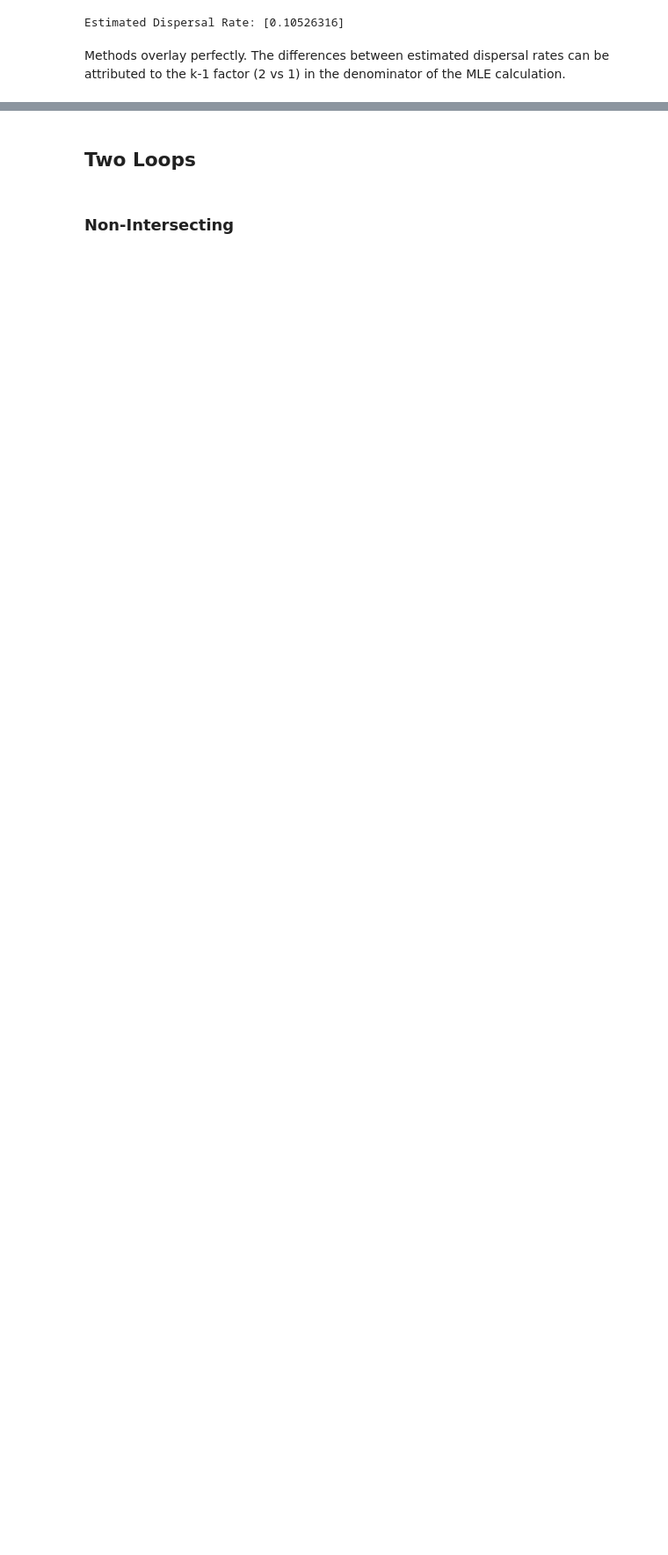
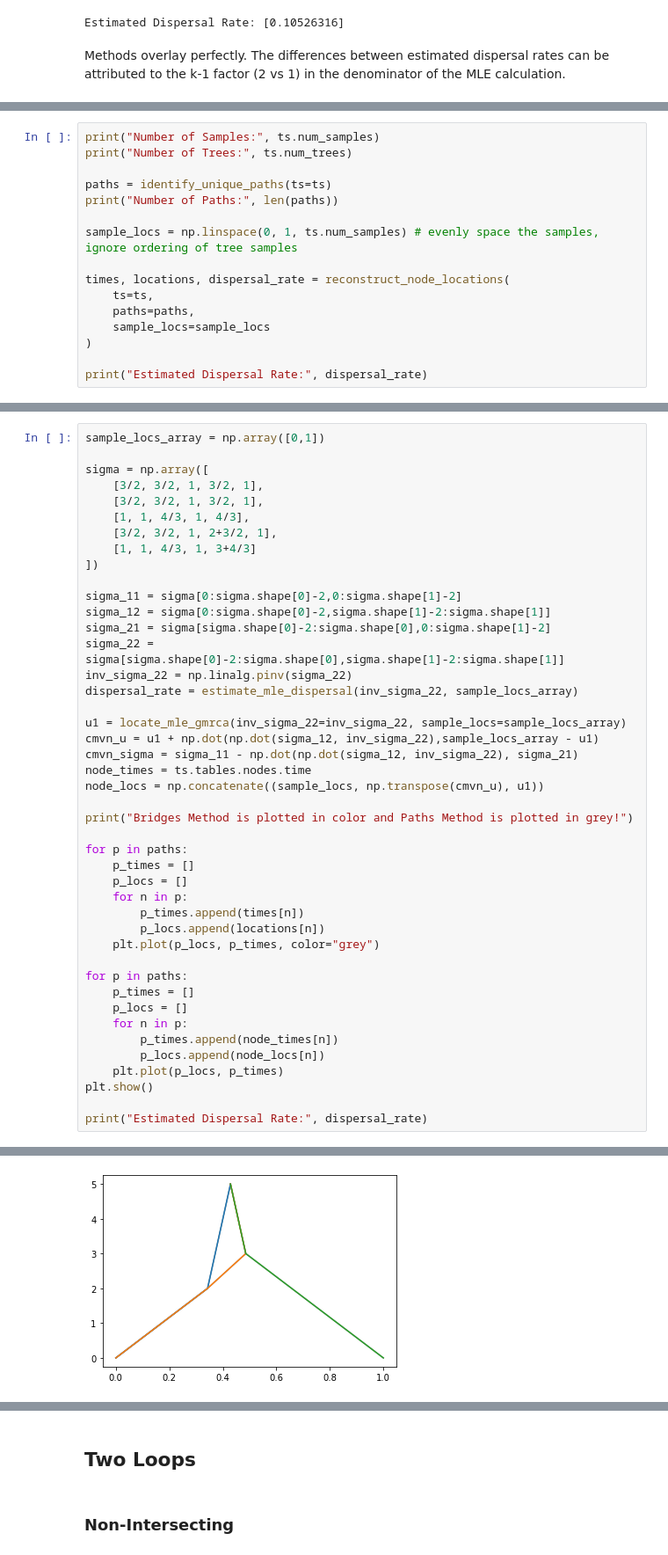
Before and after one commit to osmond-lab/sparg, a Jupyter notebook: jupyter_notebooks/paths_vs_bridges_methods.ipynb, the cells around one changed output, grey strips where cells are left out. Shown at 88% size. Drawn from its saved outputs; the diff is of its cells as text; blank space fills up the shorter version.

Commit message:
Added images and cleaned up the example ARGs

```diff
--- a/jupyter_notebooks/paths_vs_bridges_methods.ipynb
+++ b/jupyter_notebooks/paths_vs_bridges_methods.ipynb
@@ -309,0 +345,16 @@ TBD
+# %%
+print("Number of Samples:", ts.num_samples)
+print("Number of Trees:", ts.num_trees)
+
+paths = identify_unique_paths(ts=ts)
+print("Number of Paths:", len(paths))
+
+sample_locs = np.linspace(0, 1, ts.num_samples) # evenly space the samples, ignore ordering of tree samples
+
+times, locations, dispersal_rate = reconstruct_node_locations(
+    ts=ts,
+    paths=paths,
+    sample_locs=sample_locs
+)
+
+print("Estimated Dispersal Rate:", dispersal_rate)
@@ -309,0 +368,45 @@ TBD
+# %%
+sample_locs_array = np.array([0,1])
+
+sigma = np.array([
+    [3/2, 3/2, 1, 3/2, 1],
+    [3/2, 3/2, 1, 3/2, 1],
+    [1, 1, 4/3, 1, 4/3],
+    [3/2, 3/2, 1, 2+3/2, 1],
+    [1, 1, 4/3, 1, 3+4/3]
+])
+
+sigma_11 = sigma[0:sigma.shape[0]-2,0:sigma.shape[1]-2]
+sigma_12 = sigma[0:sigma.shape[0]-2,sigma.shape[1]-2:sigma.shape[1]]
+sigma_21 = sigma[sigma.shape[0]-2:sigma.shape[0],0:sigma.shape[1]-2]
+sigma_22 = sigma[sigma.shape[0]-2:sigma.shape[0],sigma.shape[1]-2:sigma.shape[1]]
+inv_sigma_22 = np.linalg.pinv(sigma_22)
+dispersal_rate = estimate_mle_dispersal(inv_sigma_22, sample_locs_array)
+
+u1 = locate_mle_gmrca(inv_sigma_22=inv_sigma_22, sample_locs=sample_locs_array)
+cmvn_u = u1 + np.dot(np.dot(sigma_12, inv_sigma_22),sample_locs_array - u1)
+cmvn_sigma = sigma_11 - np.dot(np.dot(sigma_12, inv_sigma_22), sigma_21)
+node_times = ts.tables.nodes.time
+node_locs = np.concatenate((sample_locs, np.transpose(cmvn_u), u1))
+
+print("Bridges Method is plotted in color and Paths Method is plotted in grey!")
+
+for p in paths:
+    p_times = []
+    p_locs = []
+    for n in p:
+        p_times.append(times[n])
+        p_locs.append(locations[n])
+    plt.plot(p_locs, p_times, color="grey")
+
+for p in paths:
+    p_times = []
+    p_locs = []
+    for n in p:
+        p_times.append(node_times[n])
+        p_locs.append(node_locs[n])
+    plt.plot(p_locs, p_times)
+plt.show()
+
+print("Estimated Dispersal Rate:", dispersal_rate)
+# %% [output]
@@ -309,0 +414 @@ TBD
+[figure, added]
```
Also changed, not shown: parts of 21 cells of this notebook, 6 other files.
